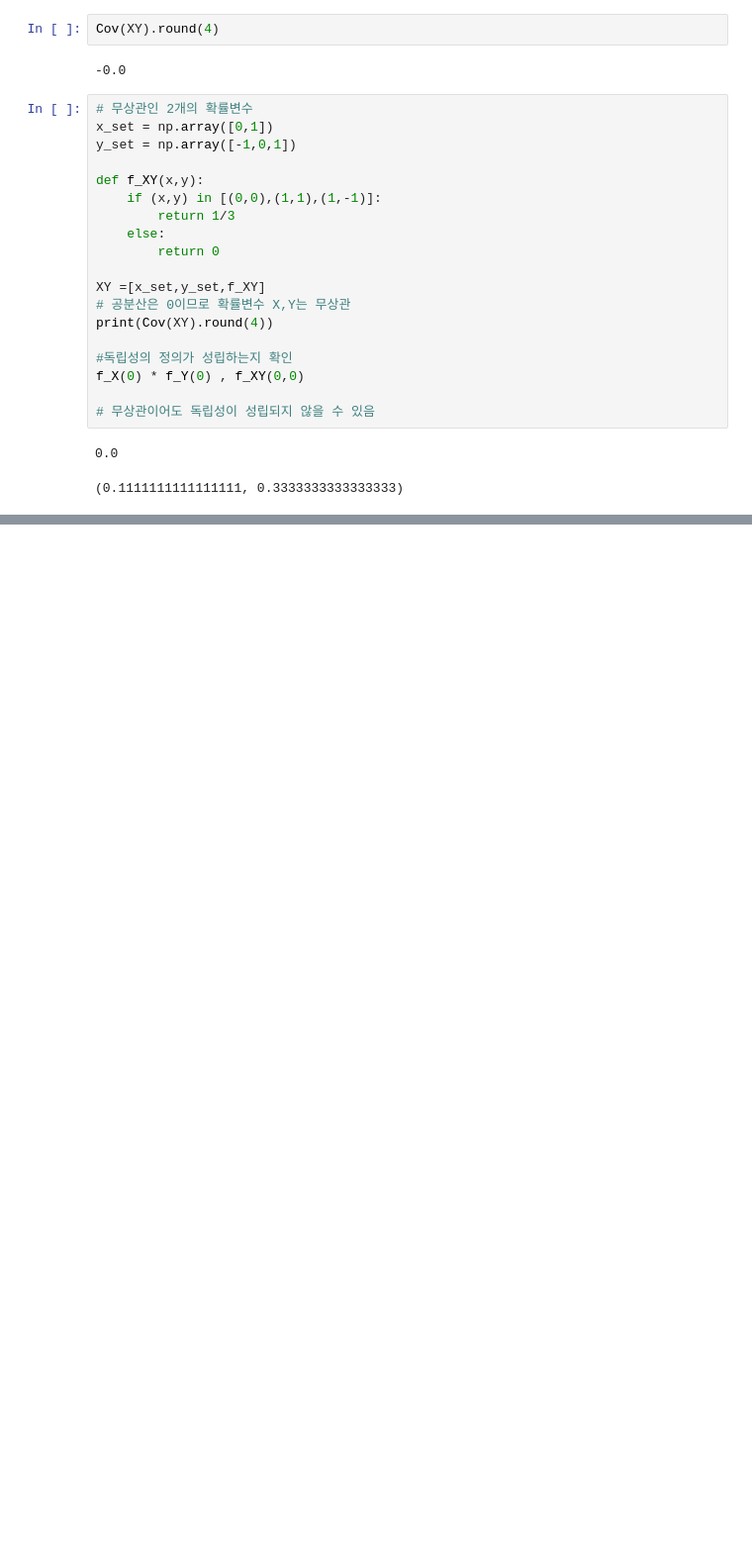
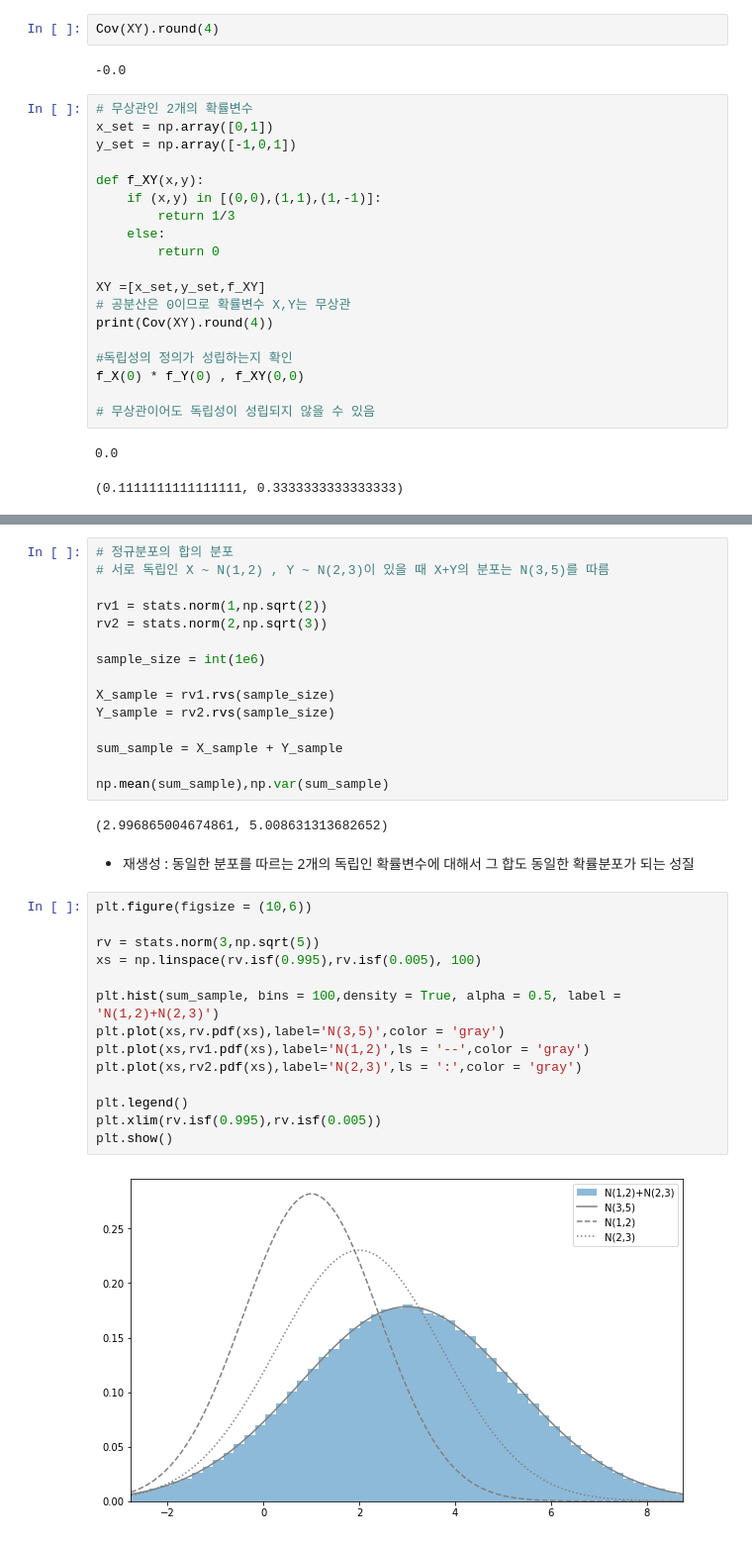
Before and after one commit to leedaedoo2/-cakd5, a Jupyter notebook: m3_통계/stat_4.ipynb, the cells around one changed output, grey strips where cells are left out. Shown at 99% size. Drawn from its saved outputs; the diff is of its cells as text; blank space fills up the shorter version.

```diff
--- a/m3_통계/stat_4.ipynb
+++ b/m3_통계/stat_4.ipynb
@@ -94,0 +99,35 @@ f_X(0) * f_Y(0) , f_XY(0,0)
+# %%
+# 정규분포의 합의 분포
+# 서로 독립인 X ~ N(1,2) , Y ~ N(2,3)이 있을 때 X+Y의 분포는 N(3,5)를 따름
+
+rv1 = stats.norm(1,np.sqrt(2))
+rv2 = stats.norm(2,np.sqrt(3))
+
+sample_size = int(1e6)
+
+X_sample = rv1.rvs(sample_size)
+Y_sample = rv2.rvs(sample_size)
+
+sum_sample = X_sample + Y_sample
+
+np.mean(sum_sample),np.var(sum_sample)
+# %% [output]
+(2.996865004674861, 5.008631313682652)
+# %% [markdown]
+- 재생성 : 동일한 분포를 따르는 2개의 독립인 확률변수에 대해서 그 합도 동일한 확률분포가 되는 성질
+# %%
+plt.figure(figsize = (10,6))
+
+rv = stats.norm(3,np.sqrt(5))
+xs = np.linspace(rv.isf(0.995),rv.isf(0.005), 100)
+
+plt.hist(sum_sample, bins = 100,density = True, alpha = 0.5, label = 'N(1,2)+N(2,3)')
+plt.plot(xs,rv.pdf(xs),label='N(3,5)',color = 'gray')
+plt.plot(xs,rv1.pdf(xs),label='N(1,2)',ls = '--',color = 'gray')
+plt.plot(xs,rv2.pdf(xs),label='N(2,3)',ls = ':',color = 'gray')
+
+plt.legend()
+plt.xlim(rv.isf(0.995),rv.isf(0.005))
+plt.show()
+# %% [output]
+[figure, added]
```
Also changed, not shown: parts of 18 cells of this notebook, 1 other file.
